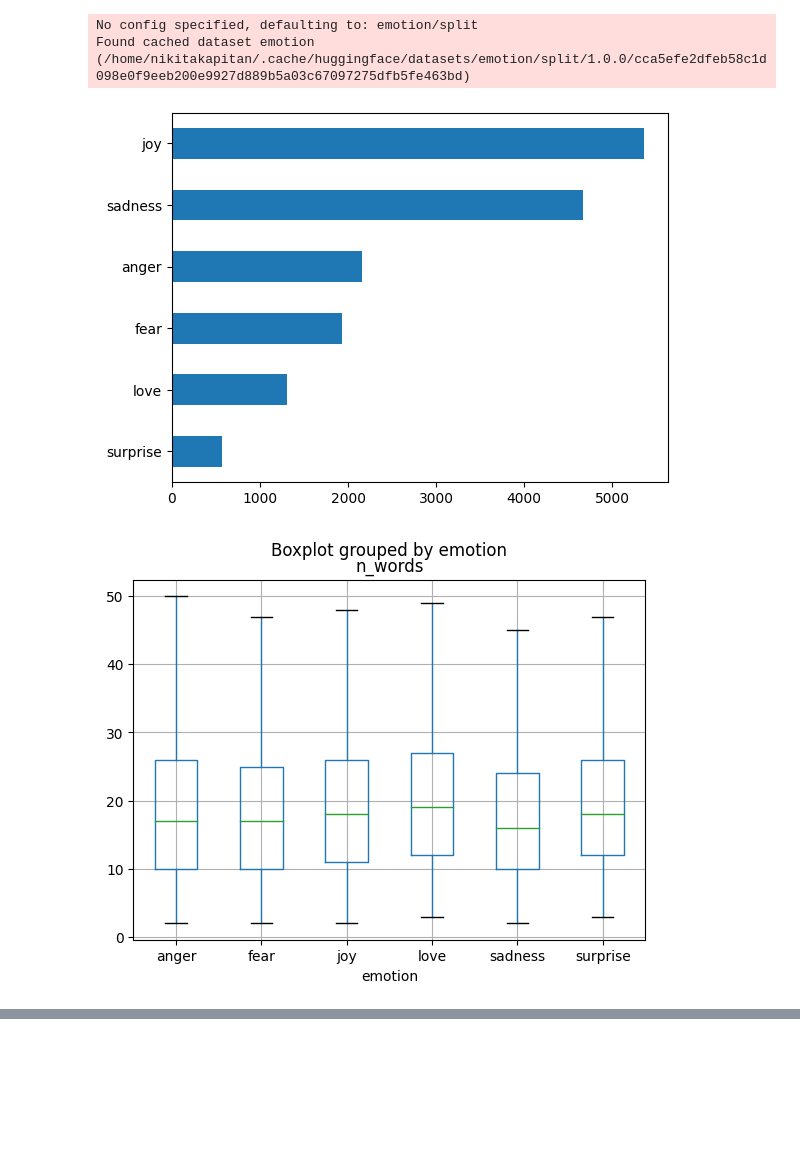
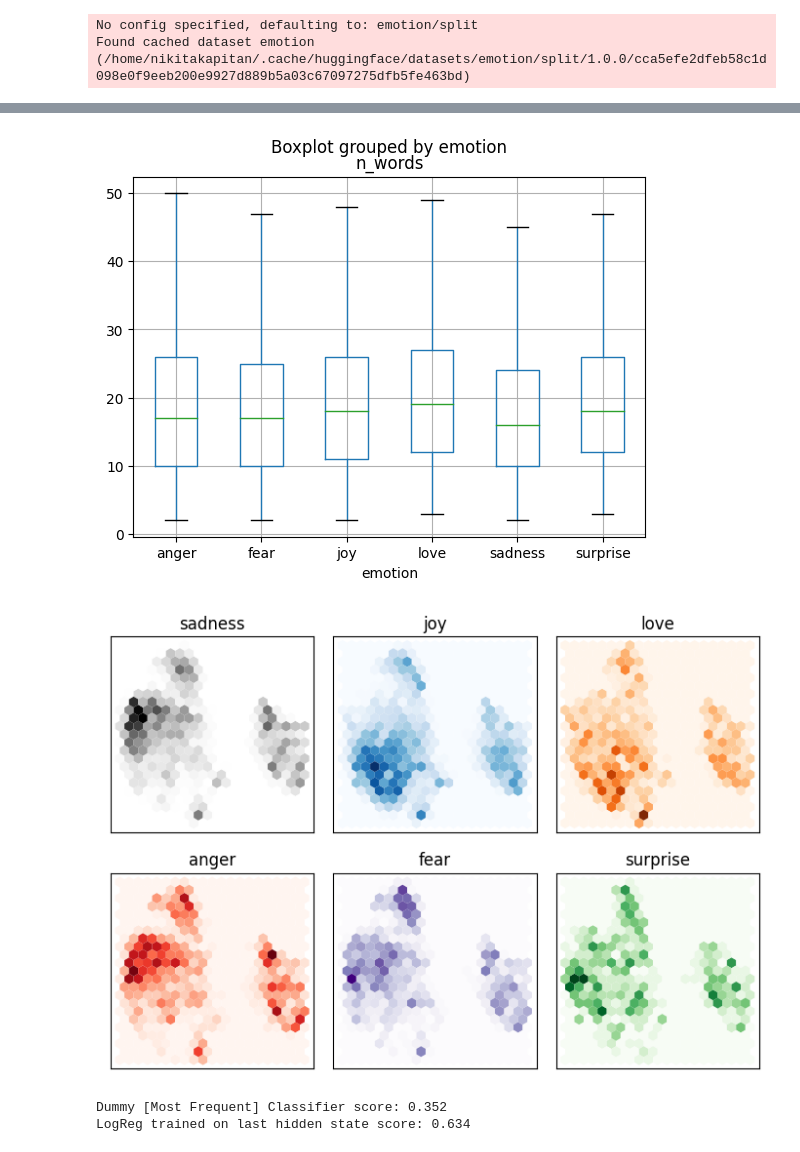
Before and after one commit to nikitakapitan/nlphub, a Jupyter notebook: notebooks/BERT_emotions.ipynb, the cells around one changed output, grey strips where cells are left out. Drawn from its saved outputs; the diff is of its cells as text; code cells hidden in the pictures; blank space fills up the shorter version.

Commit message:
data + toeknizer + model + hidden_state_as_features. + Plots

```diff
--- a/notebooks/BERT_emotions.ipynb
+++ b/notebooks/BERT_emotions.ipynb
@@ -11,17 +2,0 @@ from transformers import DistilBertTokenizer
-# %%
-VIZUAL = True
-
-# DATA
-emos = load_dataset('emotion')
-if VIZUAL:
-    vizual.output_distribution(dataset=emos)
-    # vizual.n_words(dataset=emos)
-
-# TOKENIZER
-tokenizer = DistilBertTokenizer.from_pretrained('distilbert-base-uncased')
-None
-# %% [output]
-No config specified, defaulting to: emotion/split
-Found cached dataset emotion (/home/nikitakapitan/.cache/huggingface/datasets/emotion/split/1.0.0/cca5efe2dfeb58c1d098e0f9eeb200e9927d889b5a03c67097275dfb5fe463bd)
-[figure, removed]
-[figure, removed]
@@ -27,0 +20,47 @@ Found cached dataset emotion (/home/nikitakapitan/.cache/huggingface/datasets/em
+# %%
+VIZUAL = True
+HIDDEN_STATE_AS_FEATURES = True
+CHECKPOINT = 'distilbert-base-uncased'
+
+# DATA
+emos = datasets.load_dataset('emotion')
+
+VIZUAL and vizual.output_distribution(dataset=emos)
+
+# TOKENIZER
+tokenizer = DistilBertTokenizer.from_pretrained(CHECKPOINT)
+tokenize = lambda batch : tokenizer(batch['text'], padding=True)
+
+emos_encoded = emos.map(tokenize, batched=True, batch_size=None)
+
+#MODEL
+model = DistilBertModel.from_pretrained(CHECKPOINT)
+
+# (Optional)
+if HIDDEN_STATE_AS_FEATURES:
+
+    emos_hidden = datasets.load_from_disk('emos_hidden') if os.path.exists('emos_hidden')\
+        else hidden_state.get_hidden_state(data_encoded=emos_encoded, model=model, tokenizer=tokenizer)
+
+    labels = emos_hidden["train"].features["label"].names
+    X_train, X_valid, y_train, y_valid = hidden_state.prepare_data(data_hidden=emos_hidden)
+
+    # UMAP2D projection
+    VIZUAL and vizual.plot_umap(X_train=X_train, y_train=y_train, labels=labels)
+
+    # Dummy [Most Frequent] Classification
+    dummy_clf = sklearn.dummy.DummyClassifier(strategy='most_frequent')
+    dummy_clf.fit(X_train, y_train)
+
+    print('Dummy [Most Frequent] Classifier score:', dummy_clf.score(X_valid, y_valid))
+
+    # LogisticRegression Classification (~3 min)
+    lr_clf = sklearn.linear_model.LogisticRegression(max_iter=3000)
+    lr_clf.fit(X_train, y_train)
+
+    print('LogReg trained on last hidden state score:', lr_clf.score(X_valid, y_valid))
+
+    VIZUAL and vizual.plot_confusion_matrix(y_preds=lr_clf.predict(X_valid), y_true=y_valid, labels=labels)
+# %% [output]
+No config specified, defaulting to: emotion/split
+Found cached dataset emotion (/home/nikitakapitan/.cache/huggingface/datasets/emotion/split/1.0.0/cca5efe2dfeb58c1d098e0f9eeb200e9927d889b5a03c67097275dfb5fe463bd)
@@ -27,0 +76,4 @@ Found cached dataset emotion (/home/nikitakapitan/.cache/huggingface/datasets/em
+[figure, added]
+[figure, added]
+Dummy [Most Frequent] Classifier score: 0.352
+LogReg trained on last hidden state score: 0.634
```
Also changed, not shown: parts of 3 cells of this notebook, 13 other files.
